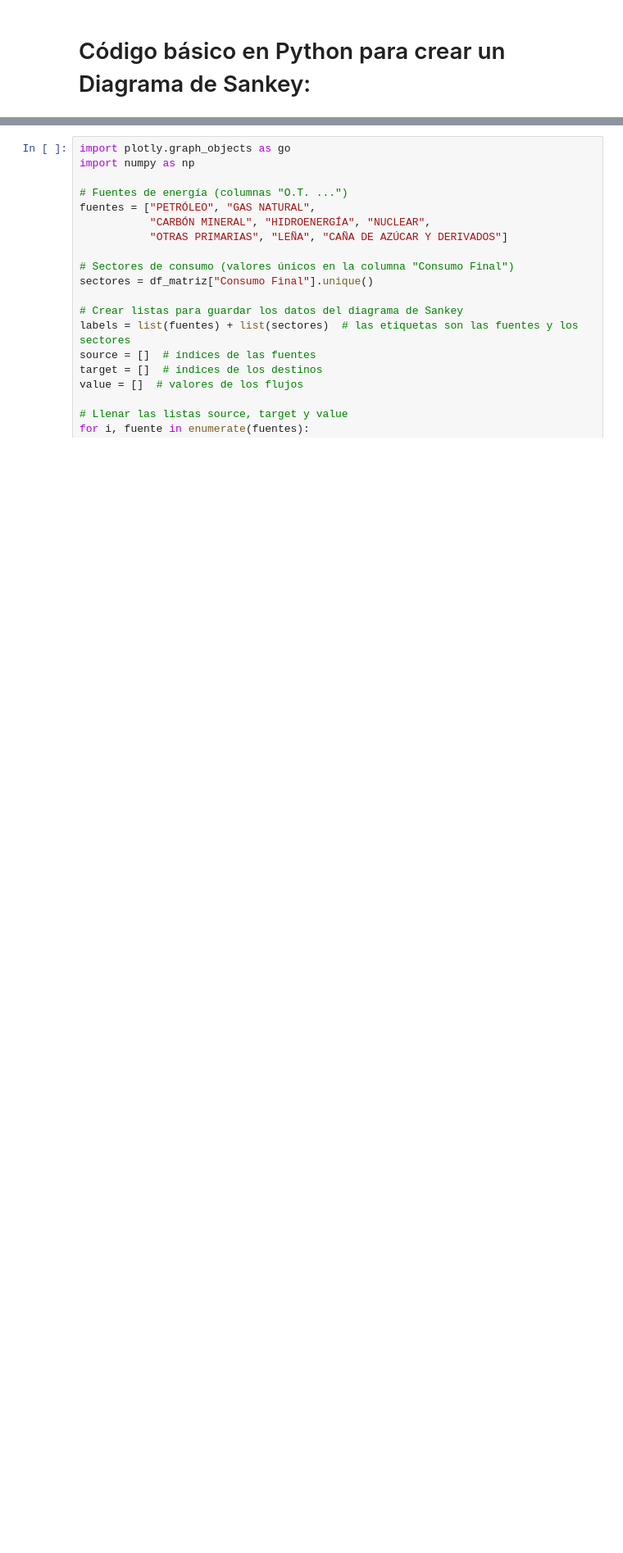
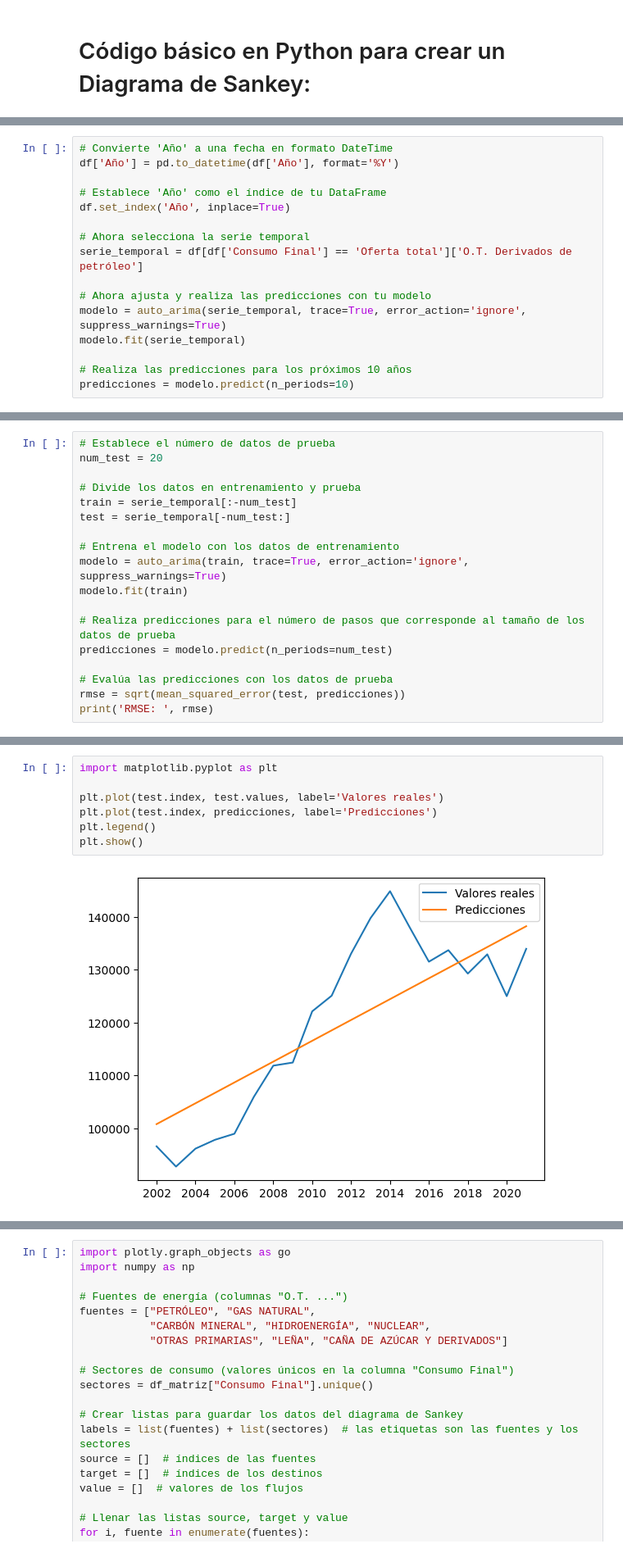
Before and after one commit to NamNguyen2015/TFM, a Jupyter notebook: codes/TFM_RMFP.ipynb, the cells around one changed output, grey strips where cells are left out. Shown at 82% size. Saved outputs shown, nothing was run; the diff lists cells and outputs as text; blank space fills up the shorter version.

```diff
--- a/codes/TFM_RMFP.ipynb
+++ b/codes/TFM_RMFP.ipynb
@@ -113,0 +173,16 @@ fig.show()
+# %%
+# Convierte 'Año' a una fecha en formato DateTime
+df['Año'] = pd.to_datetime(df['Año'], format='%Y')
+
+# Establece 'Año' como el índice de tu DataFrame
+df.set_index('Año', inplace=True)
+
+# Ahora selecciona la serie temporal
+serie_temporal = df[df['Consumo Final'] == 'Oferta total']['O.T. Derivados de petróleo']
+
+# Ahora ajusta y realiza las predicciones con tu modelo
+modelo = auto_arima(serie_temporal, trace=True, error_action='ignore', suppress_warnings=True)
+modelo.fit(serie_temporal)
+
+# Realiza las predicciones para los próximos 10 años
+predicciones = modelo.predict(n_periods=10)
@@ -113,0 +228,18 @@ fig.show()
+# %%
+# Establece el número de datos de prueba
+num_test = 20
+
+# Divide los datos en entrenamiento y prueba
+train = serie_temporal[:-num_test]
+test = serie_temporal[-num_test:]
+
+# Entrena el modelo con los datos de entrenamiento
+modelo = auto_arima(train, trace=True, error_action='ignore', suppress_warnings=True)
+modelo.fit(train)
+
+# Realiza predicciones para el número de pasos que corresponde al tamaño de los datos de prueba
+predicciones = modelo.predict(n_periods=num_test)
+
+# Evalúa las predicciones con los datos de prueba
+rmse = sqrt(mean_squared_error(test, predicciones))
+print('RMSE: ', rmse)
@@ -113,0 +267,9 @@ fig.show()
+# %%
+import matplotlib.pyplot as plt
+
+plt.plot(test.index, test.values, label='Valores reales')
+plt.plot(test.index, predicciones, label='Predicciones')
+plt.legend()
+plt.show()
+# %% [output]
+[figure, added]
```
Also changed, not shown: parts of 17 cells of this notebook.
